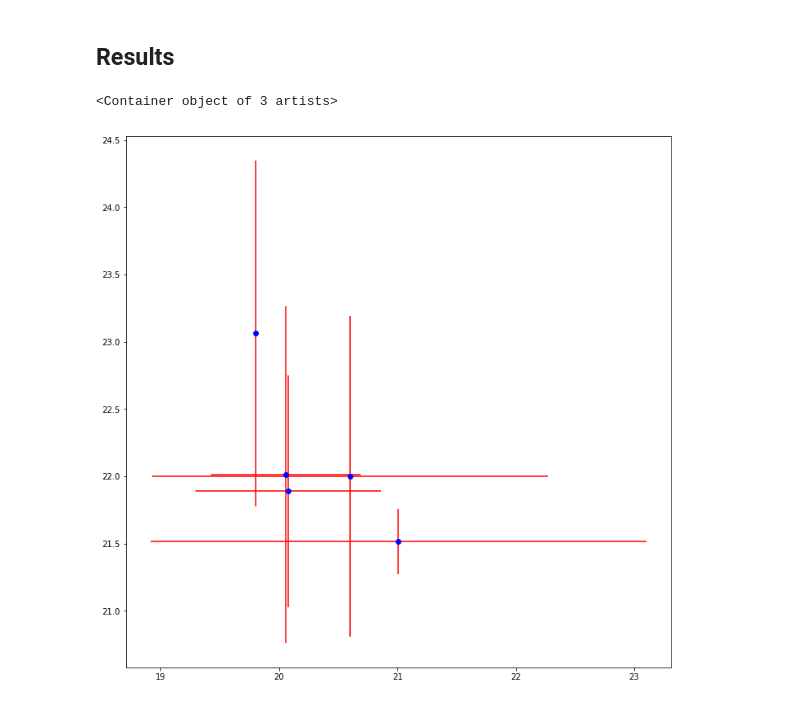
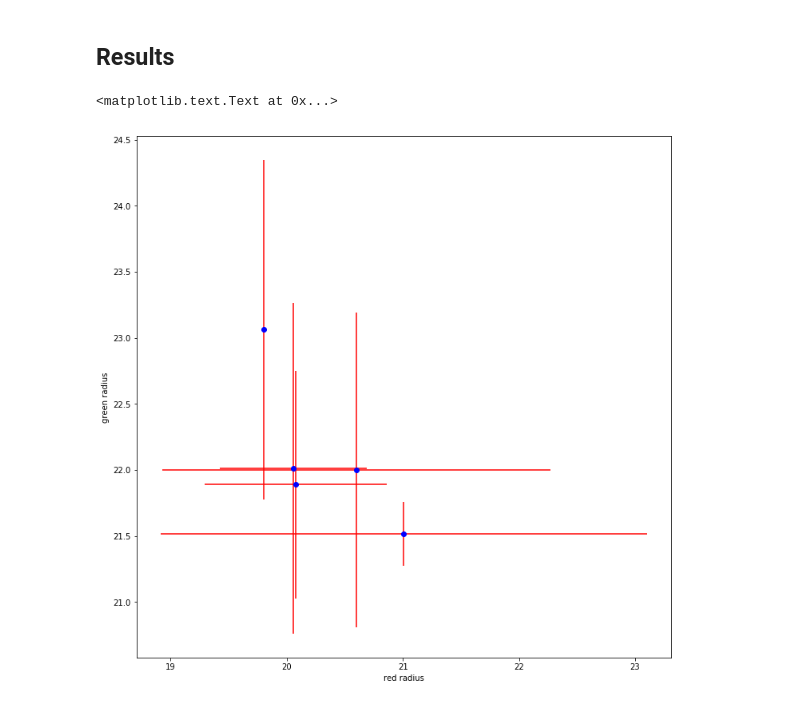
Before and after one commit to zazizizou/gradient_ansatz, a Jupyter notebook: radius_calibration.ipynb, the cells around one changed output. Drawn from its saved outputs; the diff is of its cells as text; code cells hidden in the pictures.

```diff
--- a/radius_calibration.ipynb
+++ b/radius_calibration.ipynb
@@ -313,3 +313,10 @@ plt.plot(gaussian_filter1d(debug_signals[-1], 2))
 [figure]
 # %% [markdown]
 ## 2. Red bubbles
+# %%
+mansk_range = 31
+nb_samples = 30
+xx = np.linspace(0, size, nb_samples)
+yy = np.linspace(0, size, nb_samples)
+XX, YY = np.meshgrid(xx, yy)
+smooth_mask = utils.gauss_2d_mask([XX, YY], amp=10, mu=[15, 15], sigma=[1, 1])
@@ -330,7 +342,7 @@ for tr in tracks:
                                        window_size=60,
                                        pad_mode="constant")
             sub_images.append(subimg)
-            res_circ = red_bubble_one(subimg, verbose=True)
+            res_circ = red_bubble_one(subimg, smooth_mask, verbose=True)
             res_circles.append(res_circ)
             radii += [res_circ.radius]
 # %% [output]
@@ -650,6 +652,8 @@ red_radii
 # %%
 plt.figure(figsize=(12,12))
 plt.errorbar(red_radii, (green_radii), xerr=red_radii_std, yerr=green_radii_std, fmt='o', ecolor='r', color='b')
+plt.xlabel("red radius")
+plt.ylabel("green radius")
 # %% [output]
-<Container object of 3 artists>
+<matplotlib.text.Text at 0x...>
-[figure, old version]
+[figure, new version]
```
Also changed, not shown: parts of 5 cells of this notebook, 3 other files.
